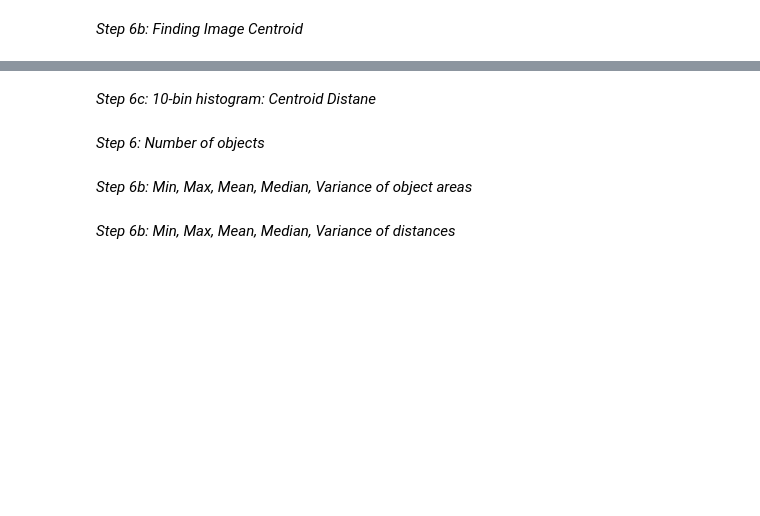
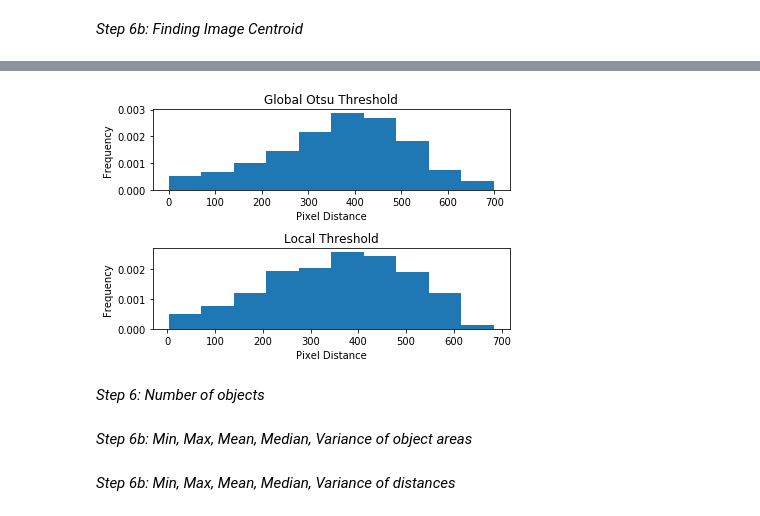
Before and after one commit to hhelmbre/Rockstar-Lifestyle, a Jupyter notebook: examples/Object-Statistics.ipynb, the cells around one changed output, grey strips where cells are left out. Cells and saved outputs as stored; diff of their text form; code cells hidden in the pictures; blank space fills up the shorter version.

Commit message:
Made it so that the centroid distances 10-bin histogram was all done with functions

```diff
--- a/examples/Object-Statistics.ipynb
+++ b/examples/Object-Statistics.ipynb
@@ -122,2 +84,0 @@ for row in object_centroids:
-# %% [markdown]
-*Step 6c: 10-bin histogram: Centroid Distane*
@@ -140,3 +85,7 @@ fig.tight_layout()
+# %%
+objects.distance_histograms(contrast_image, block_size)
+# %% [output]
+[figure, added]
 # %% [markdown]
 *Step 6: Number of objects*
 # %%
```
Also changed, not shown: parts of 11 cells of this notebook.
